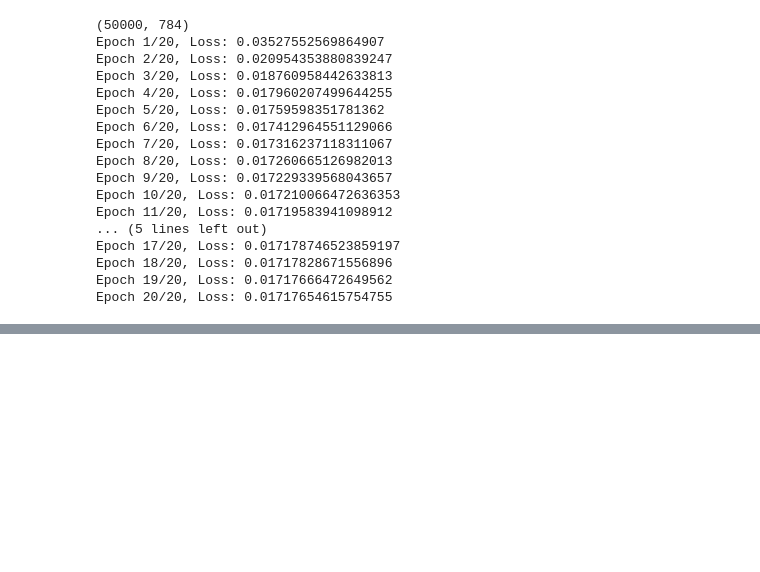
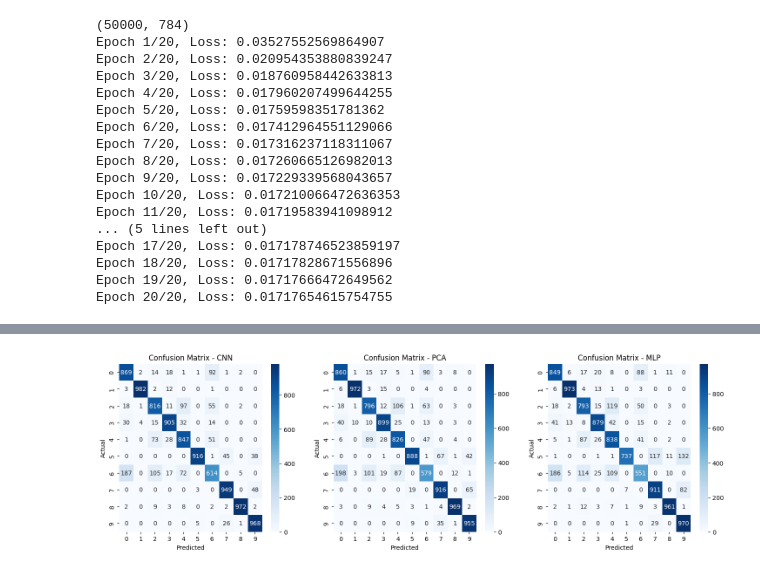
Before and after one commit to StarryBadger/ml-toolkit, a Jupyter notebook: assignments/4/AutoEncoder.ipynb, the cells around one changed output, grey strips where cells are left out. Saved outputs shown, nothing was run; the diff lists cells and outputs as text; code cells hidden in the pictures; blank space fills up the shorter version.

```diff
--- a/assignments/4/AutoEncoder.ipynb
+++ b/assignments/4/AutoEncoder.ipynb
@@ -500,8 +467,16 @@ print(X_test_encoded_pca)
 # %%
 knn_pca = KNN(k=5, distance_metric='cosine')
 knn_pca.fit(X_train_encoded_pca, y_train)
-y_pred_pca = chunked_predict(knn_pca,X_test_encoded_pca)
-scores_pca = Metrics(y_test, y_pred_pca, task='classification')
-accuracy_pca = scores_pca.accuracy()
-print(f"Accuracy of KNN with PCA: {accuracy_pca:.5f}")
+
+y_pred_on_train_pca = chunked_predict(knn_pca,X_train_encoded_pca)
+y_pred_on_test_pca = chunked_predict(knn_pca,X_test_encoded_pca)
+
+train_scores_pca = Metrics(y_train, y_pred_on_train_pca, task='classification')
+test_scores_pca = Metrics(y_test, y_pred_on_test_pca, task='classification')
+
+train_accuracy_pca = train_scores_pca.accuracy()
+test_accuracy_pca = test_scores_pca.accuracy()
+
+print(f"Train Accuracy of KNN with PCA Autoencoder: {train_accuracy_pca:.5f}")
+print(f"Test Accuracy of KNN with PCA Autoencoder: {test_accuracy_pca:.5f}")
 # %% [output]
@@ -583,24 +600,26 @@ plt.show()
 # %%
 import seaborn as sns
 
-confusion_cnn = scores_cnn.confusion_matrix()
-confusion_pca = scores_pca.confusion_matrix()
-confusion_mlp = scores_mlp.confusion_matrix()
+confusion_cnn = test_scores_cnn.confusion_matrix()
+confusion_pca = test_scores_pca.confusion_matrix()
+confusion_mlp = test_scores_mlp.confusion_matrix()
 
 fig, axes = plt.subplots(1, 3, figsize=(18, 5))
 sns.heatmap(confusion_cnn, annot=True, fmt="d", ax=axes[0], cmap='Blues')
 axes[0].set_title('Confusion Matrix - CNN')
 axes[0].set_xlabel('Predicted')
 axes[0].set_ylabel('Actual')
 
 sns.heatmap(confusion_pca, annot=True, fmt="d", ax=axes[1], cmap='Blues')
 axes[1].set_title('Confusion Matrix - PCA')
 axes[1].set_xlabel('Predicted')
 axes[1].set_ylabel('Actual')
 
 sns.heatmap(confusion_mlp, annot=True, fmt="d", ax=axes[2], cmap='Blues')
 axes[2].set_title('Confusion Matrix - MLP')
 axes[2].set_xlabel('Predicted')
 axes[2].set_ylabel('Actual')
 
 plt.show()
+# %% [output]
+[figure, added]
```
Also changed, not shown: parts of 14 cells of this notebook.
